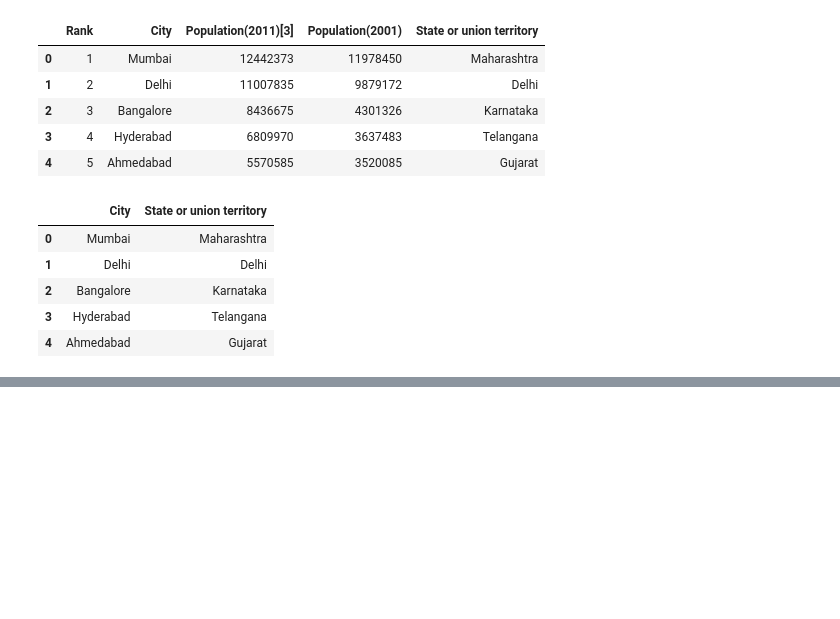
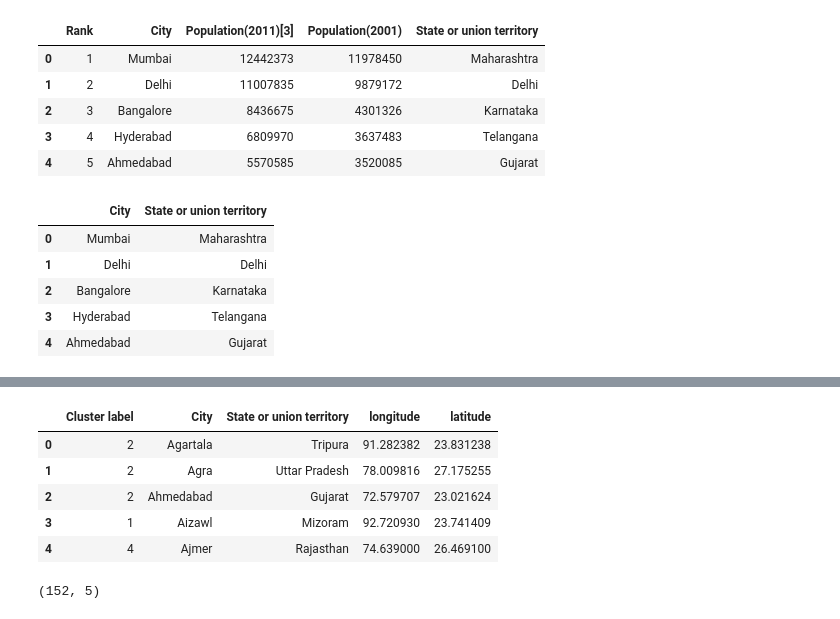
Before and after one commit to anEEl805/Clustering-cities-in-India, a Jupyter notebook: Clustering Cities in India.ipynb, the cells around one changed output, grey strips where cells are left out. Drawn from its saved outputs; the diff is of its cells as text; code cells hidden in the pictures; blank space fills up the shorter version.

```diff
--- a/Clustering Cities in India.ipynb
+++ b/Clustering Cities in India.ipynb
@@ -101,0 +282,6 @@ AttributeError: 'NoneType' object has no attribute 'latitude'
+# %%
+l = list(kmeans.labels_)
+ndf = pd.DataFrame()
+ndf['Cluster label'] = l
+ndf['City'] = city_grouped['City']
+ndf.head()
@@ -101,0 +295,14 @@ AttributeError: 'NoneType' object has no attribute 'latitude'
+# %%
+final_df = pd.merge(ndf,df,on = 'City')
+final_df.head()
+# %% [output]
+|  | Cluster label | City | State or union territory | longitude | latitude |
+| 0 | 2 | Agartala | Tripura | 91.282382 | 23.831238 |
+| 1 | 2 | Agra | Uttar Pradesh | 78.009816 | 27.175255 |
+| 2 | 2 | Ahmedabad | Gujarat | 72.579707 | 23.021624 |
+| 3 | 1 | Aizawl | Mizoram | 92.720930 | 23.741409 |
+| 4 | 4 | Ajmer | Rajasthan | 74.639000 | 26.469100 |
+# %%
+fianl_df.shape
+# %% [output]
+(152, 5)
```
Also changed, not shown: parts of 22 cells of this notebook.
